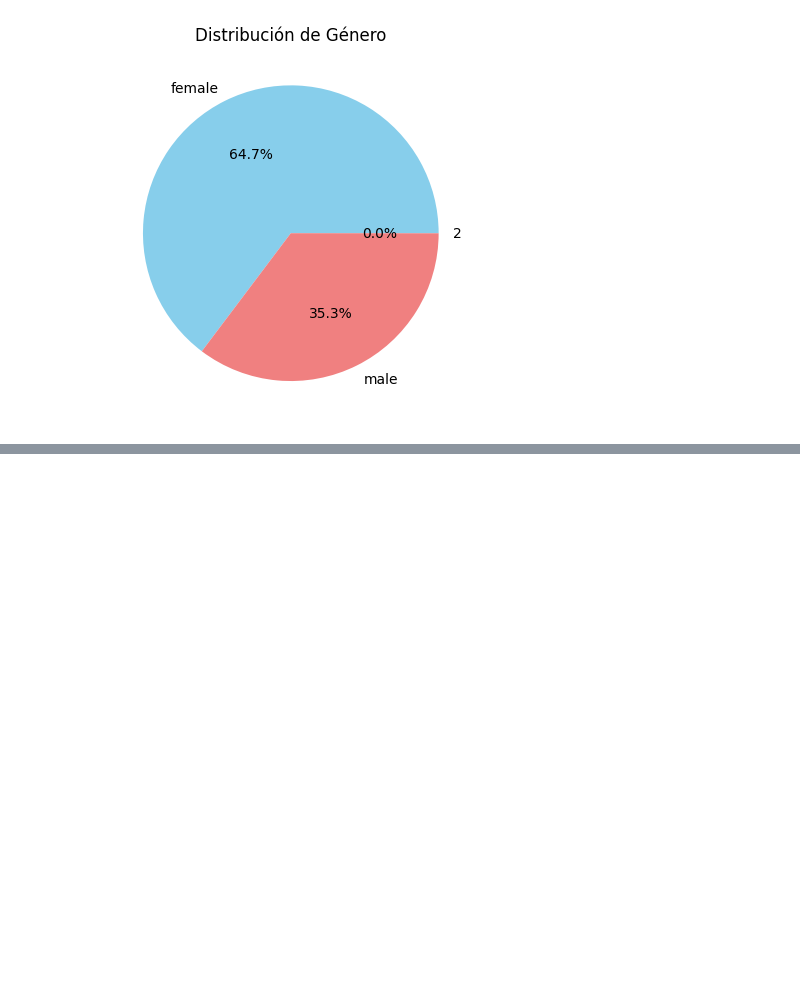
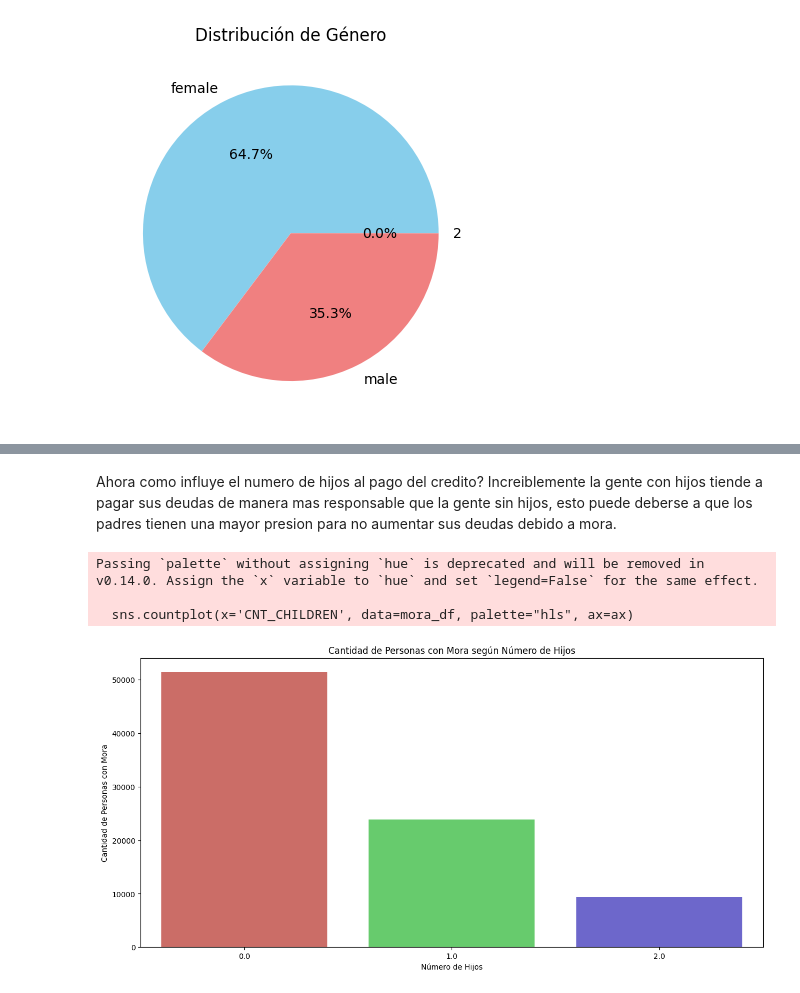
Before and after one commit to spereze27/Analysis-home-credit-default-risk, a Jupyter notebook: EDA.ipynb, the cells around one changed output, grey strips where cells are left out. Cells and saved outputs as stored; diff of their text form; code cells hidden in the pictures; blank space fills up the shorter version.

```diff
--- a/EDA.ipynb
+++ b/EDA.ipynb
@@ -96,0 +127,26 @@ plt.show()
+# %% [markdown]
+Ahora como influye el numero de hijos al pago del credito?
+Increiblemente la gente con hijos tiende a pagar sus deudas de manera mas responsable que la gente sin hijos, esto puede deberse a que los padres tienen una mayor presion para no aumentar sus deudas debido a mora.
+# %%
+sample_train = train
+
+# Convertir a pandas
+sample_train_pd = sample_train.to_pandas()
+
+# Filtrar solo donde TARGET == 1 (personas con mora)
+mora_df = sample_train_pd[sample_train_pd["target"] == 1]
+
+# Crear el gráfico
+fig, ax = plt.subplots(figsize=(15, 7))
+sns.countplot(x='CNT_CHILDREN', data=mora_df, palette="hls", ax=ax)
+
+# Añadir etiquetas
+plt.title("Cantidad de Personas con Mora según Número de Hijos")
+plt.xlabel("Número de Hijos")
+plt.ylabel("Cantidad de Personas con Mora")
+plt.show()
+# %% [output]
+Passing `palette` without assigning `hue` is deprecated and will be removed in v0.14.0. Assign the `x` variable to `hue` and set `legend=False` for the same effect.
+
+  sns.countplot(x='CNT_CHILDREN', data=mora_df, palette="hls", ax=ax)
+[figure, added]
```
Also changed, not shown: parts of 3 cells of this notebook.
